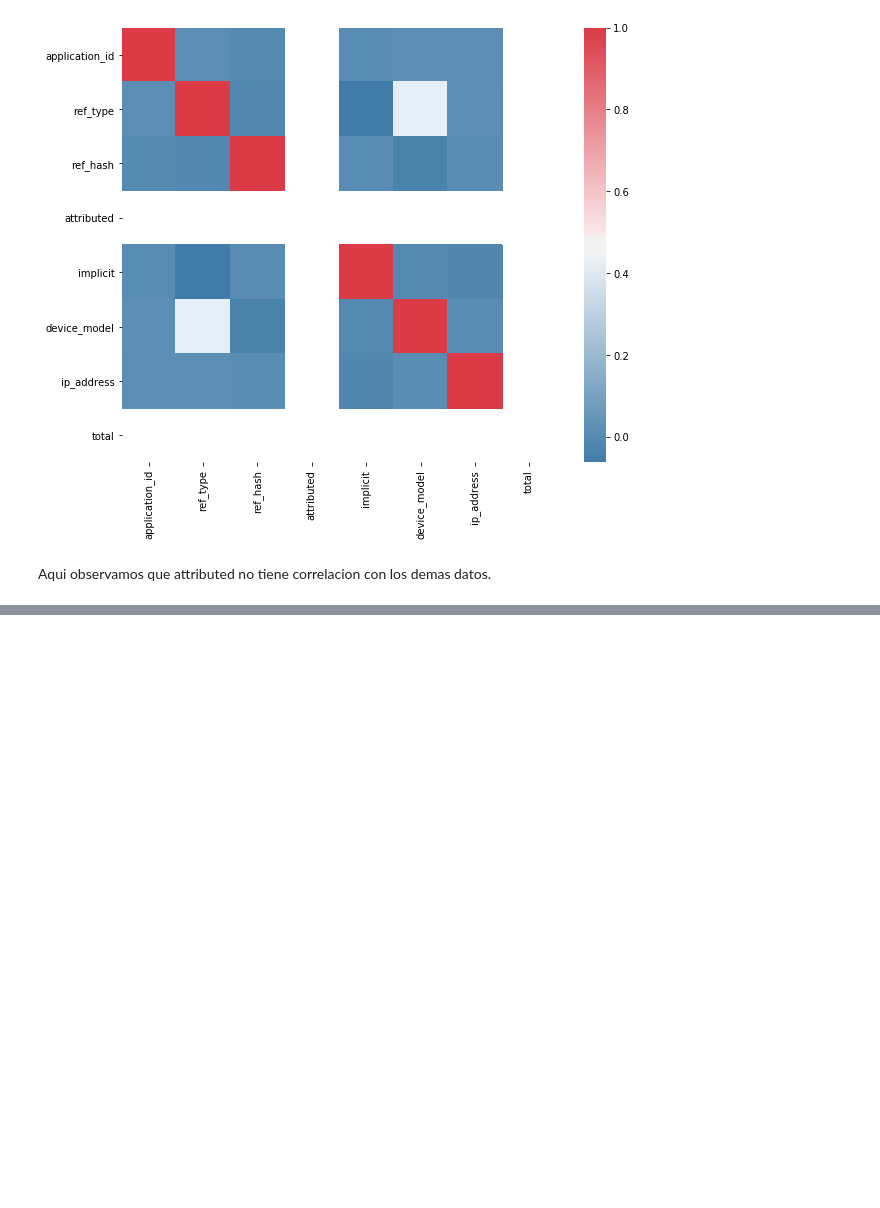
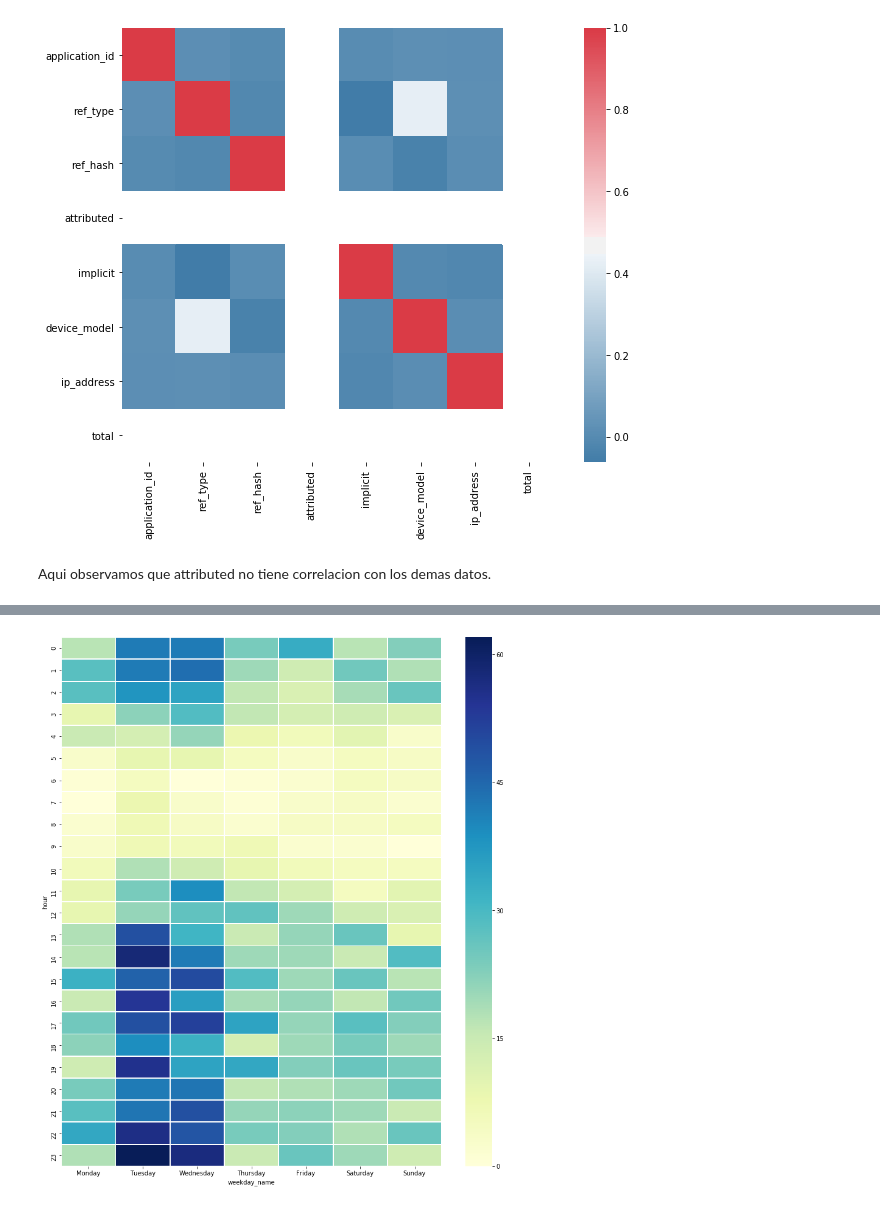
Before and after one commit to faristegui/tpdatos2019, a Jupyter notebook: notebooks/Installs_Analisis_cesar.ipynb, the cells around one changed output, grey strips where cells are left out. Saved outputs shown, nothing was run; the diff lists cells and outputs as text; code cells hidden in the pictures; blank space fills up the shorter version.

```diff
--- a/notebooks/Installs_Analisis_cesar.ipynb
+++ b/notebooks/Installs_Analisis_cesar.ipynb
@@ -300,0 +304,14 @@ Aqui observamos que attributed no tiene correlacion con los demas datos.
+# %%
+dfInstalls["date"] = pd.to_datetime(dfInstalls["created"],format='%Y-%m-%d %H:%M:%S', utc=True)
+# %%
+dfInstalls["month"] = dfInstalls["date"].dt.month
+dfInstalls["day"] = dfInstalls["date"].dt.day
+dfInstalls["hour"] = dfInstalls["date"].dt.hour
+dfInstalls["minute"] = dfInstalls["date"].dt.minute
+dfInstalls["second"] = dfInstalls["date"].dt.second
+dfInstalls["date_single"] =dfInstalls["date"].dt.date
+dfInstalls["weekday"] = dfInstalls["date"].dt.weekday
+dfInstalls["weekday_name"] = dfInstalls["date"].dt.weekday_name
+dfInstalls['dayofyear'] = pd.to_datetime(dfInstalls["date"]).dt.dayofyear
+# %%
+dfInstalls_gropuby2 = dfInstalls.groupby(['weekday_name','hour'])['total'].count().to_frame()
@@ -300,0 +340,5 @@ Aqui observamos que attributed no tiene correlacion con los demas datos.
+# %%
+dfPivot2 = dfInstalls_gropuby2.reset_index().pivot(index='hour', columns='weekday_name', values='total')
+dfPivot2 = dfPivot2.fillna(0)
+dfPivot2 = dfPivot2[['Monday','Tuesday','Wednesday','Thursday','Friday','Saturday','Sunday']]
+dfPivot2
@@ -300,0 +364,5 @@ Aqui observamos que attributed no tiene correlacion con los demas datos.
+# %%
+fig, ax = plt.subplots(figsize=(14,16))         # Sample figsize in inches
+sns.heatmap(dfPivot2, annot=False, linewidths=.9010, ax=ax, cmap="YlGnBu"); #linewidths=.00010,
+# %% [output]
+[figure, added]
```
Also changed, not shown: parts of 7 cells of this notebook, 1 other file.
